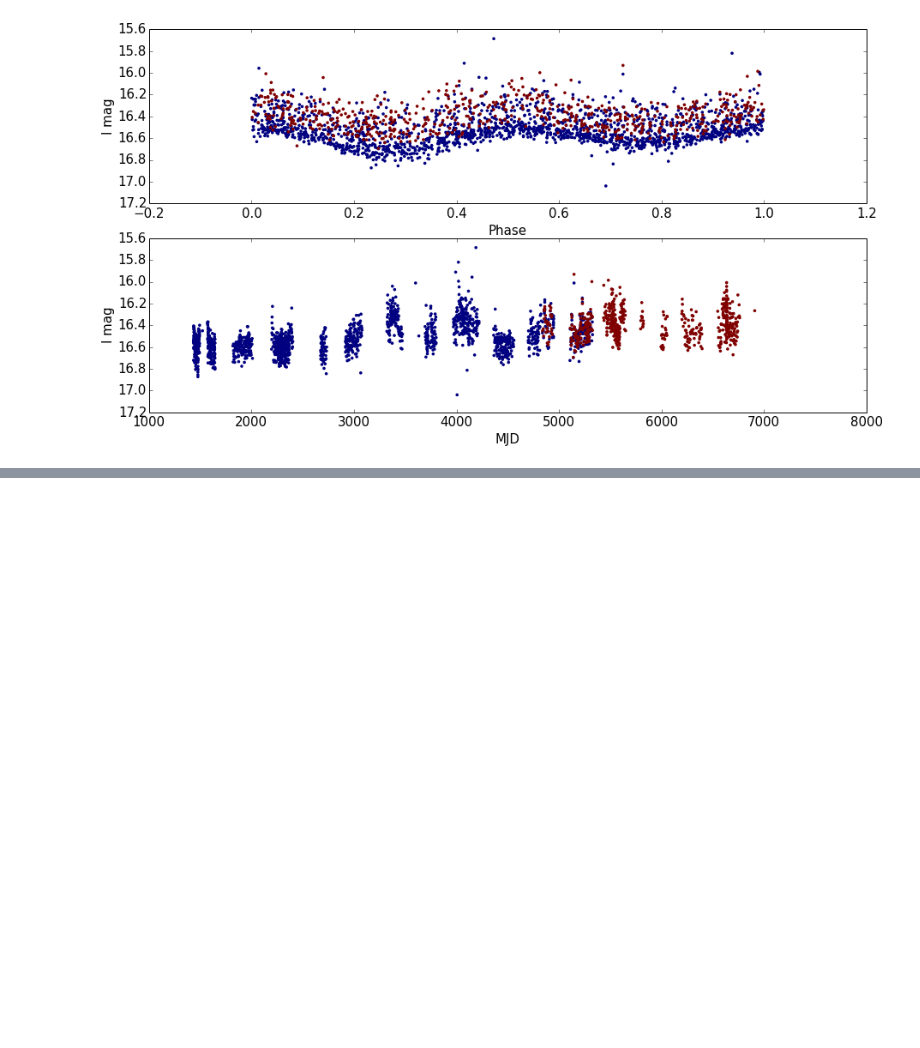
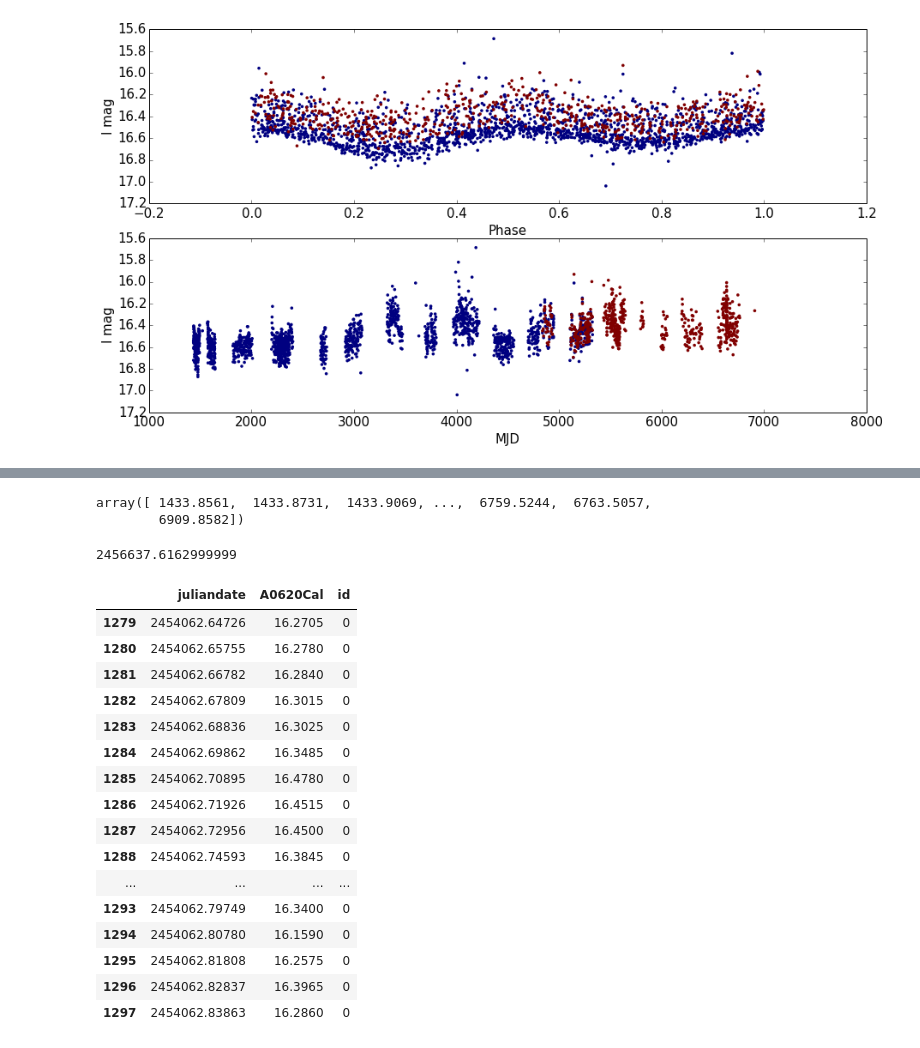
Before and after one commit to ih64/A0620, a Jupyter notebook: Untitled.ipynb, the cells around one changed output, grey strips where cells are left out. Saved outputs shown, nothing was run; the diff lists cells and outputs as text; code cells hidden in the pictures; blank space fills up the shorter version.

```diff
--- a/Untitled.ipynb
+++ b/Untitled.ipynb
@@ -668,0 +732,36 @@ phaseAndlightCurve2('I',.3230141)
+# %%
+dateArray
+# %% [output]
+array([ 1433.8561,  1433.8731,  1433.9069, ...,  6759.5244,  6763.5057,
+        6909.8582])
+# %%
+np.around(2456637.6162999999,decimals=4)
+# %% [output]
+2456637.6162999999
+# %%
+flt='I'
+IHdata=pd.read_csv('A0620_AC_'+flt+'.csv', index_col=False).drop(['Unnamed: 0','merr1'], axis=1)
+IHdata['id']=np.ones(len(IHdata))
+ACdata=pd.read_table('a0620oldersmartsdata/'+flt+'SMARTS', sep='\s+', names=['juliandate','A0620Cal'])
+ACdata['id']=np.zeros(len(ACdata))
+alldata=pd.concat([ACdata,IHdata])
+# %%
+alldata[(alldata.juliandate  > 2454062.6370999999 - .00002) & ( alldata.juliandate < 2454062.6370999999 + .5 + .0002)]
+# %% [output]
+|  | juliandate | A0620Cal | id |
+| 1279 | 2454062.64726 | 16.2705 | 0 |
+| 1280 | 2454062.65755 | 16.2780 | 0 |
+| 1281 | 2454062.66782 | 16.2840 | 0 |
+| 1282 | 2454062.67809 | 16.3015 | 0 |
+| 1283 | 2454062.68836 | 16.3025 | 0 |
+| 1284 | 2454062.69862 | 16.3485 | 0 |
+| 1285 | 2454062.70895 | 16.4780 | 0 |
+| 1286 | 2454062.71926 | 16.4515 | 0 |
+| 1287 | 2454062.72956 | 16.4500 | 0 |
+| 1288 | 2454062.74593 | 16.3845 | 0 |
+| ... | ... | ... | ... |
+| 1293 | 2454062.79749 | 16.3400 | 0 |
+| 1294 | 2454062.80780 | 16.1590 | 0 |
+| 1295 | 2454062.81808 | 16.2575 | 0 |
+| 1296 | 2454062.82837 | 16.3965 | 0 |
+| 1297 | 2454062.83863 | 16.2860 | 0 |
```
Also changed, not shown: parts of 3 cells of this notebook.
